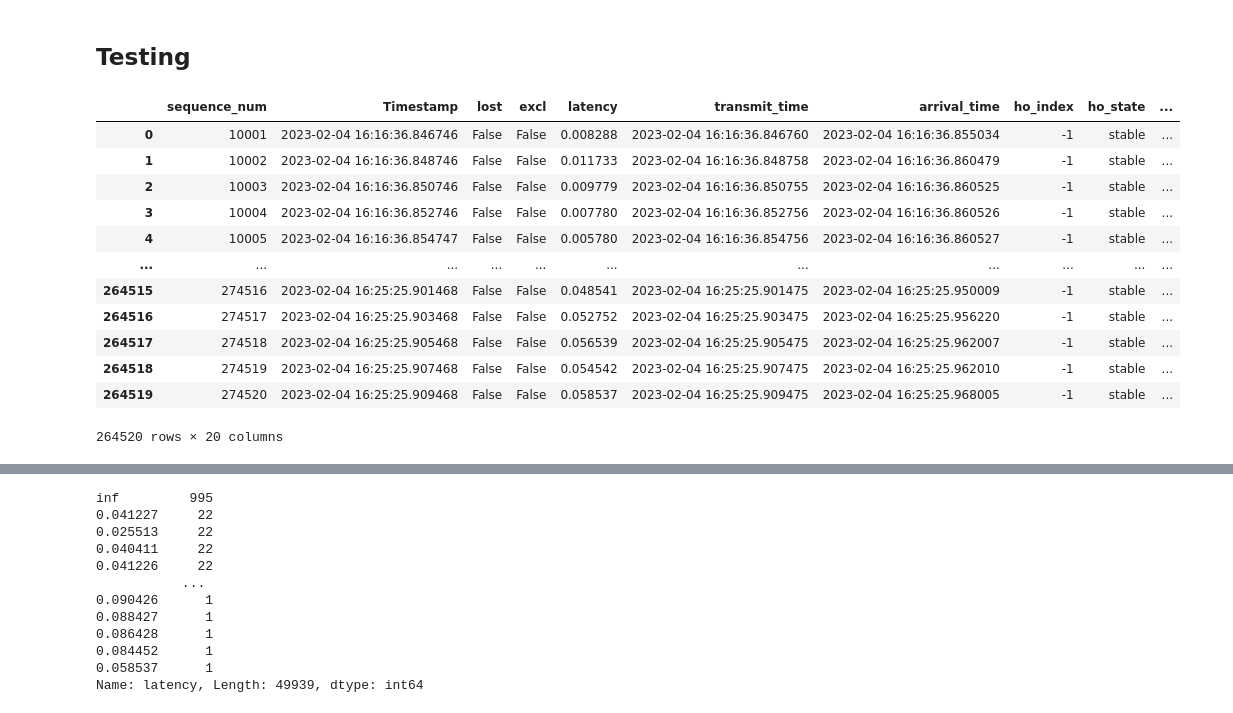
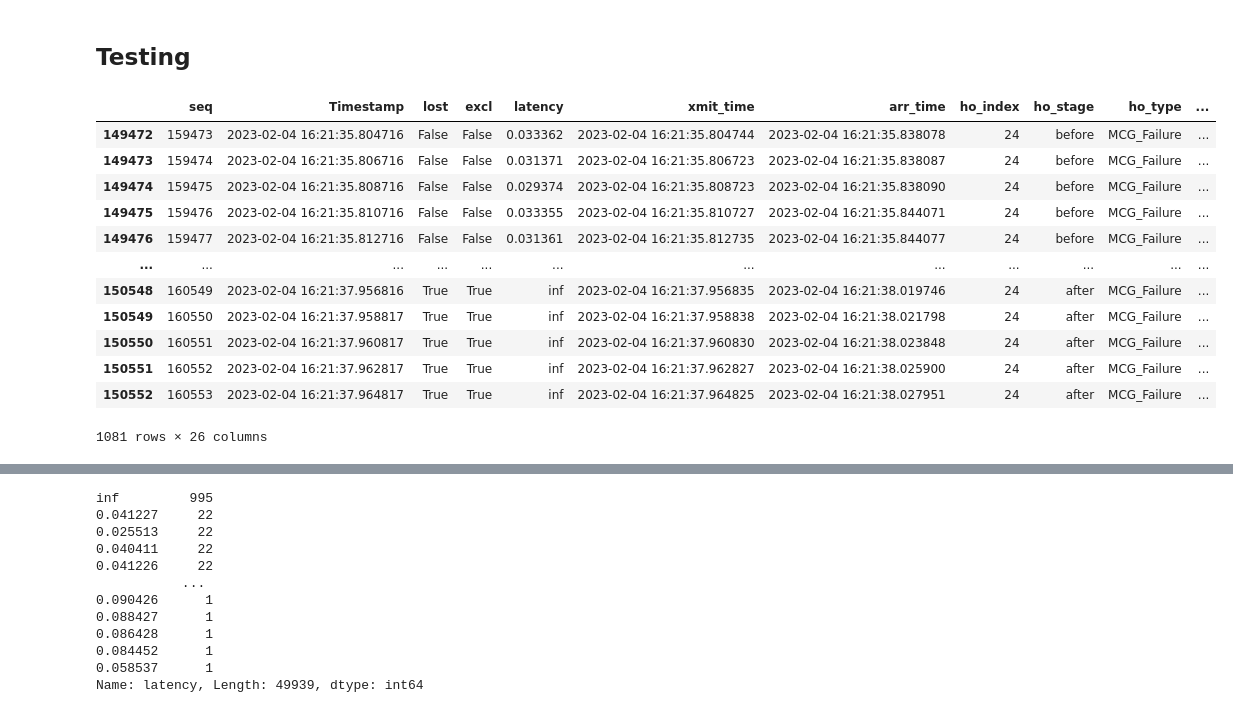
Before and after one commit to mollyy0514/wmnl-handoff-research, a Jupyter notebook: analysis-beta/handover_classify.ipynb, the cells around one changed output, grey strips where cells are left out. Saved outputs shown, nothing was run; the diff lists cells and outputs as text; code cells hidden in the pictures.

```diff
--- a/analysis-beta/handover_classify.ipynb
+++ b/analysis-beta/handover_classify.ipynb
@@ -1044,19 +1021,20 @@ df = pd.read_pickle("/home/wmnlab/D/database/2023-02-04#1/_Bandlock_Udp_B3_B7_B8
-# %%
-df
-# %% [output]
-|  | sequence_num | Timestamp | lost | excl | latency | transmit_time | arrival_time | ho_index | ho_state | ... |
-| 0 | 10001 | 2023-02-04 16:16:36.846746 | False | False | 0.008288 | 2023-02-04 16:16:36.846760 | 2023-02-04 16:16:36.855034 | -1 | stable | ... |
-| 1 | 10002 | 2023-02-04 16:16:36.848746 | False | False | 0.011733 | 2023-02-04 16:16:36.848758 | 2023-02-04 16:16:36.860479 | -1 | stable | ... |
-| 2 | 10003 | 2023-02-04 16:16:36.850746 | False | False | 0.009779 | 2023-02-04 16:16:36.850755 | 2023-02-04 16:16:36.860525 | -1 | stable | ... |
-| 3 | 10004 | 2023-02-04 16:16:36.852746 | False | False | 0.007780 | 2023-02-04 16:16:36.852756 | 2023-02-04 16:16:36.860526 | -1 | stable | ... |
-| 4 | 10005 | 2023-02-04 16:16:36.854747 | False | False | 0.005780 | 2023-02-04 16:16:36.854756 | 2023-02-04 16:16:36.860527 | -1 | stable | ... |
-| ... | ... | ... | ... | ... | ... | ... | ... | ... | ... | ... |
-| 264515 | 274516 | 2023-02-04 16:25:25.901468 | False | False | 0.048541 | 2023-02-04 16:25:25.901475 | 2023-02-04 16:25:25.950009 | -1 | stable | ... |
-| 264516 | 274517 | 2023-02-04 16:25:25.903468 | False | False | 0.052752 | 2023-02-04 16:25:25.903475 | 2023-02-04 16:25:25.956220 | -1 | stable | ... |
-| 264517 | 274518 | 2023-02-04 16:25:25.905468 | False | False | 0.056539 | 2023-02-04 16:25:25.905475 | 2023-02-04 16:25:25.962007 | -1 | stable | ... |
-| 264518 | 274519 | 2023-02-04 16:25:25.907468 | False | False | 0.054542 | 2023-02-04 16:25:25.907475 | 2023-02-04 16:25:25.962010 | -1 | stable | ... |
-| 264519 | 274520 | 2023-02-04 16:25:25.909468 | False | False | 0.058537 | 2023-02-04 16:25:25.909475 | 2023-02-04 16:25:25.968005 | -1 | stable | ... |
-264520 rows × 20 columns
+# %%
+df[~np.in1d(df['ho_type'], ['stable'])]
+df[np.in1d(df['ho_type'], ['MCG_Failure'])]
+# %% [output]
+|  | seq | Timestamp | lost | excl | latency | xmit_time | arr_time | ho_index | ho_stage | ho_type | ... |
+| 149472 | 159473 | 2023-02-04 16:21:35.804716 | False | False | 0.033362 | 2023-02-04 16:21:35.804744 | 2023-02-04 16:21:35.838078 | 24 | before | MCG_Failure | ... |
+| 149473 | 159474 | 2023-02-04 16:21:35.806716 | False | False | 0.031371 | 2023-02-04 16:21:35.806723 | 2023-02-04 16:21:35.838087 | 24 | before | MCG_Failure | ... |
+| 149474 | 159475 | 2023-02-04 16:21:35.808716 | False | False | 0.029374 | 2023-02-04 16:21:35.808723 | 2023-02-04 16:21:35.838090 | 24 | before | MCG_Failure | ... |
+| 149475 | 159476 | 2023-02-04 16:21:35.810716 | False | False | 0.033355 | 2023-02-04 16:21:35.810727 | 2023-02-04 16:21:35.844071 | 24 | before | MCG_Failure | ... |
+| 149476 | 159477 | 2023-02-04 16:21:35.812716 | False | False | 0.031361 | 2023-02-04 16:21:35.812735 | 2023-02-04 16:21:35.844077 | 24 | before | MCG_Failure | ... |
+| ... | ... | ... | ... | ... | ... | ... | ... | ... | ... | ... | ... |
+| 150548 | 160549 | 2023-02-04 16:21:37.956816 | True | True | inf | 2023-02-04 16:21:37.956835 | 2023-02-04 16:21:38.019746 | 24 | after | MCG_Failure | ... |
+| 150549 | 160550 | 2023-02-04 16:21:37.958817 | True | True | inf | 2023-02-04 16:21:37.958838 | 2023-02-04 16:21:38.021798 | 24 | after | MCG_Failure | ... |
+| 150550 | 160551 | 2023-02-04 16:21:37.960817 | True | True | inf | 2023-02-04 16:21:37.960830 | 2023-02-04 16:21:38.023848 | 24 | after | MCG_Failure | ... |
+| 150551 | 160552 | 2023-02-04 16:21:37.962817 | True | True | inf | 2023-02-04 16:21:37.962827 | 2023-02-04 16:21:38.025900 | 24 | after | MCG_Failure | ... |
+| 150552 | 160553 | 2023-02-04 16:21:37.964817 | True | True | inf | 2023-02-04 16:21:37.964825 | 2023-02-04 16:21:38.027951 | 24 | after | MCG_Failure | ... |
+1081 rows × 26 columns
 # %%
 df.columns
 # %% [output]
```
Also changed, not shown: parts of 21 cells of this notebook, 1 other file.
